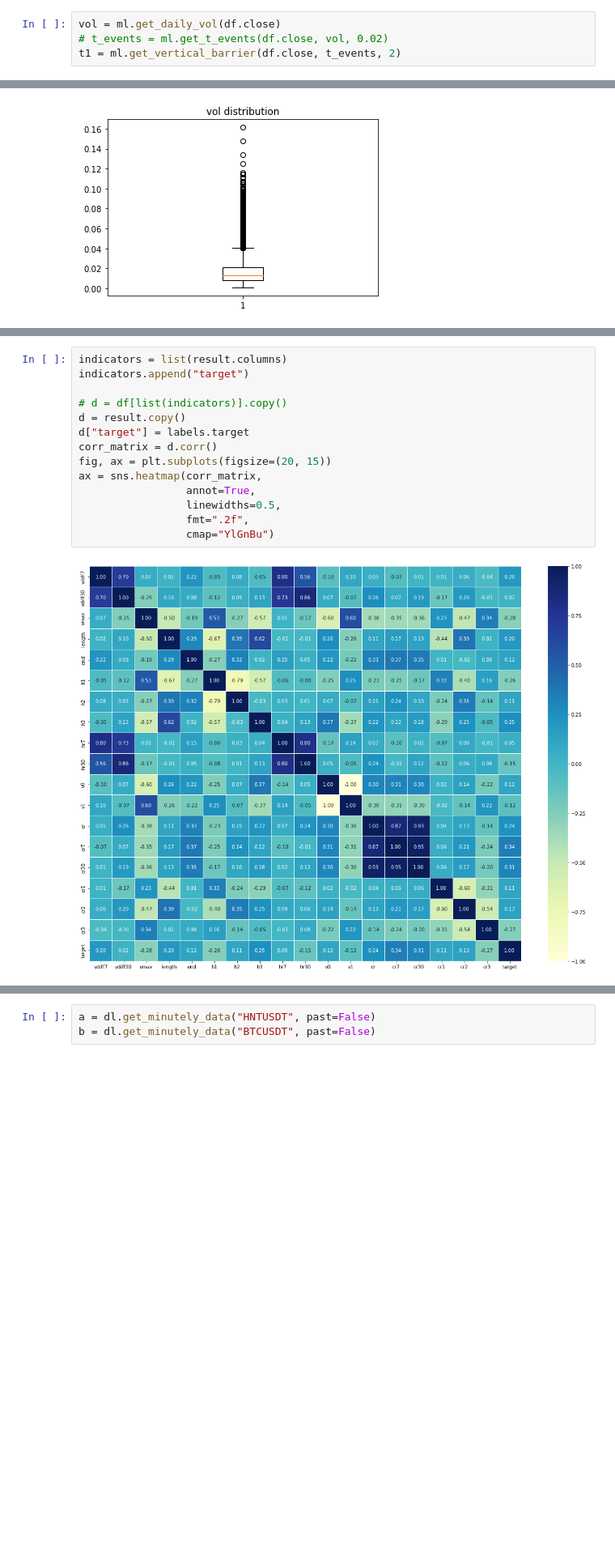
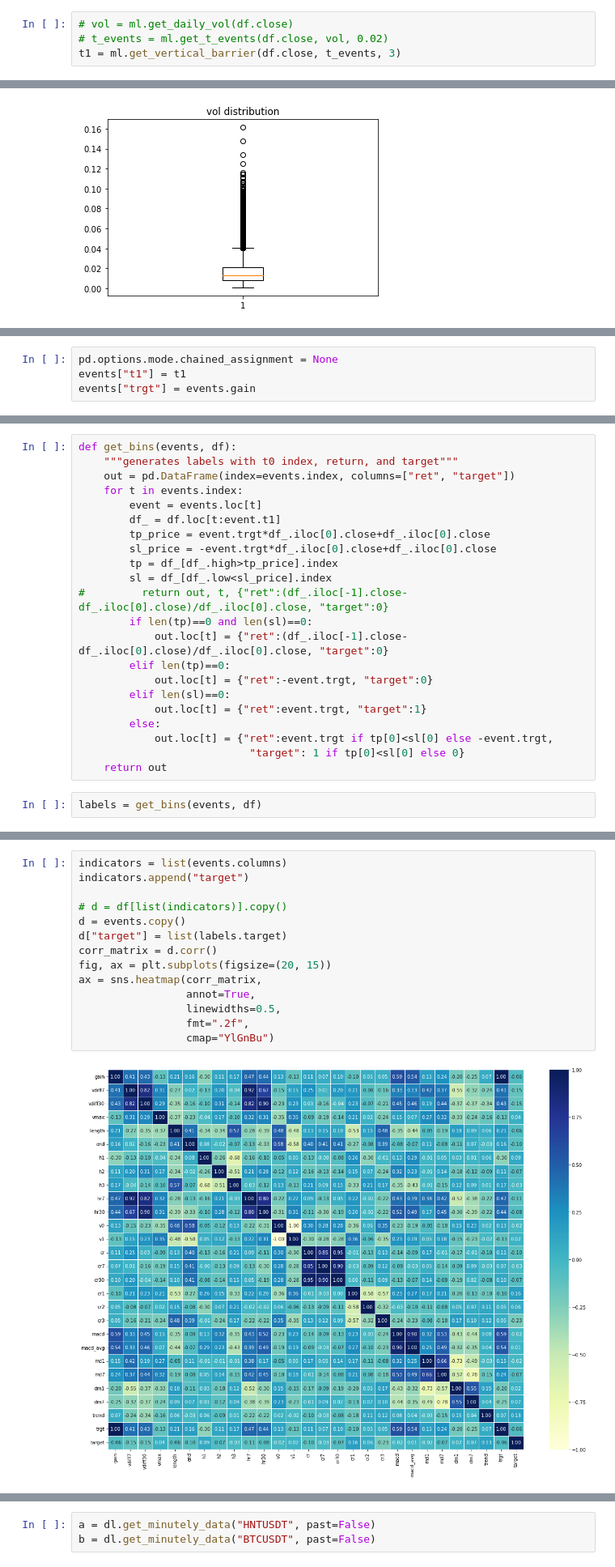
Before and after one commit to sunnymnie/chart-visualizer, a Jupyter notebook: main.ipynb, the cells around one changed output, grey strips where cells are left out. Shown: that part at 81% size. Drawn from its saved outputs; the diff is of its cells as text; blank space fills up the shorter version.

Commit message:
do a lot of work on main, events more accurate to what  I looked for in my previous trading, now time to optimize more

```diff
--- a/main.ipynb
+++ b/main.ipynb
@@ -290,7 +286,7 @@ t_events = result.index
 # %%
-vol = ml.get_daily_vol(df.close)
+# vol = ml.get_daily_vol(df.close)
 # t_events = ml.get_t_events(df.close, vol, 0.02)
-t1 = ml.get_vertical_barrier(df.close, t_events, 2)
+t1 = ml.get_vertical_barrier(df.close, t_events, 3)
 # %% [output]
 verify that get_vertical_barrier works as expected, use above code
 remove above remove duplicates code with BTC data and see if it works
@@ -359 +320,5 @@ TypeError: The DTypes <class 'numpy.dtype[float64]'> and <class 'numpy.dtype[tim
+# %%
+pd.options.mode.chained_assignment = None
+events["t1"] = t1
+events["trgt"] = events.gain
 # %%
@@ -361,3 +326,27 @@ labels = ml.get_bins(events, df.close, t1)
+# %%
+def get_bins(events, df):
+    """generates labels with t0 index, return, and target"""
+    out = pd.DataFrame(index=events.index, columns=["ret", "target"])
+    for t in events.index:
+        event = events.loc[t]
+        df_ = df.loc[t:event.t1]
+        tp_price = event.trgt*df_.iloc[0].close+df_.iloc[0].close
+        sl_price = -event.trgt*df_.iloc[0].close+df_.iloc[0].close
+        tp = df_[df_.high>tp_price].index
+        sl = df_[df_.low<sl_price].index
+#         return out, t, {"ret":(df_.iloc[-1].close-df_.iloc[0].close)/df_.iloc[0].close, "target":0}
+        if len(tp)==0 and len(sl)==0:
+            out.loc[t] = {"ret":(df_.iloc[-1].close-df_.iloc[0].close)/df_.iloc[0].close, "target":0}
+        elif len(tp)==0:
+            out.loc[t] = {"ret":-event.trgt, "target":0}
+        elif len(sl)==0:
+            out.loc[t] = {"ret":event.trgt, "target":1}
+        else:
+            out.loc[t] = {"ret":event.trgt if tp[0]<sl[0] else -event.trgt,
+                           "target": 1 if tp[0]<sl[0] else 0}
+    return out
+# %%
+labels = get_bins(events, df)
 # %%
 labels
 # %% [output]
@@ -385,19 +374,19 @@ plt.show()
 # %%
-indicators = list(result.columns)
+indicators = list(events.columns)
 indicators.append("target")
 
 # d = df[list(indicators)].copy()
-d = result.copy()
-d["target"] = labels.target
+d = events.copy()
+d["target"] = list(labels.target)
 corr_matrix = d.corr()
 fig, ax = plt.subplots(figsize=(20, 15))
 ax = sns.heatmap(corr_matrix,
                  annot=True,
                  linewidths=0.5,
                  fmt=".2f",
                  cmap="YlGnBu")
 # %% [output]
-[figure, old version]
+[figure, new version]
 # %% [markdown]
     - vdiff7: mean of volume of impulse buy divided by mean volume of last 7 days
     - vdiff30: mean of volume of impulse buy divided by mean volume of last 30 days
```
Also changed, not shown: parts of 38 cells of this notebook, 2 other files.
